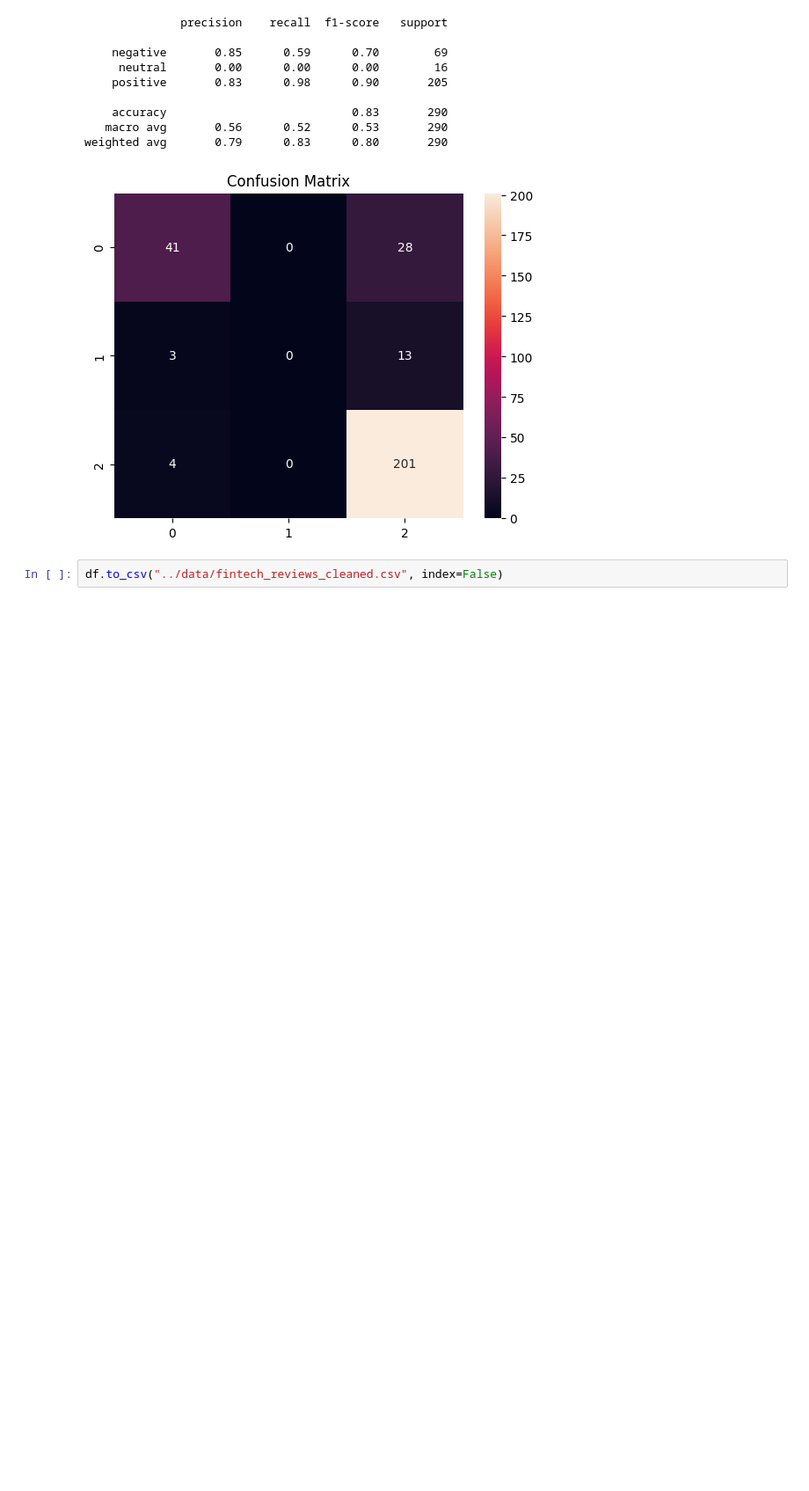
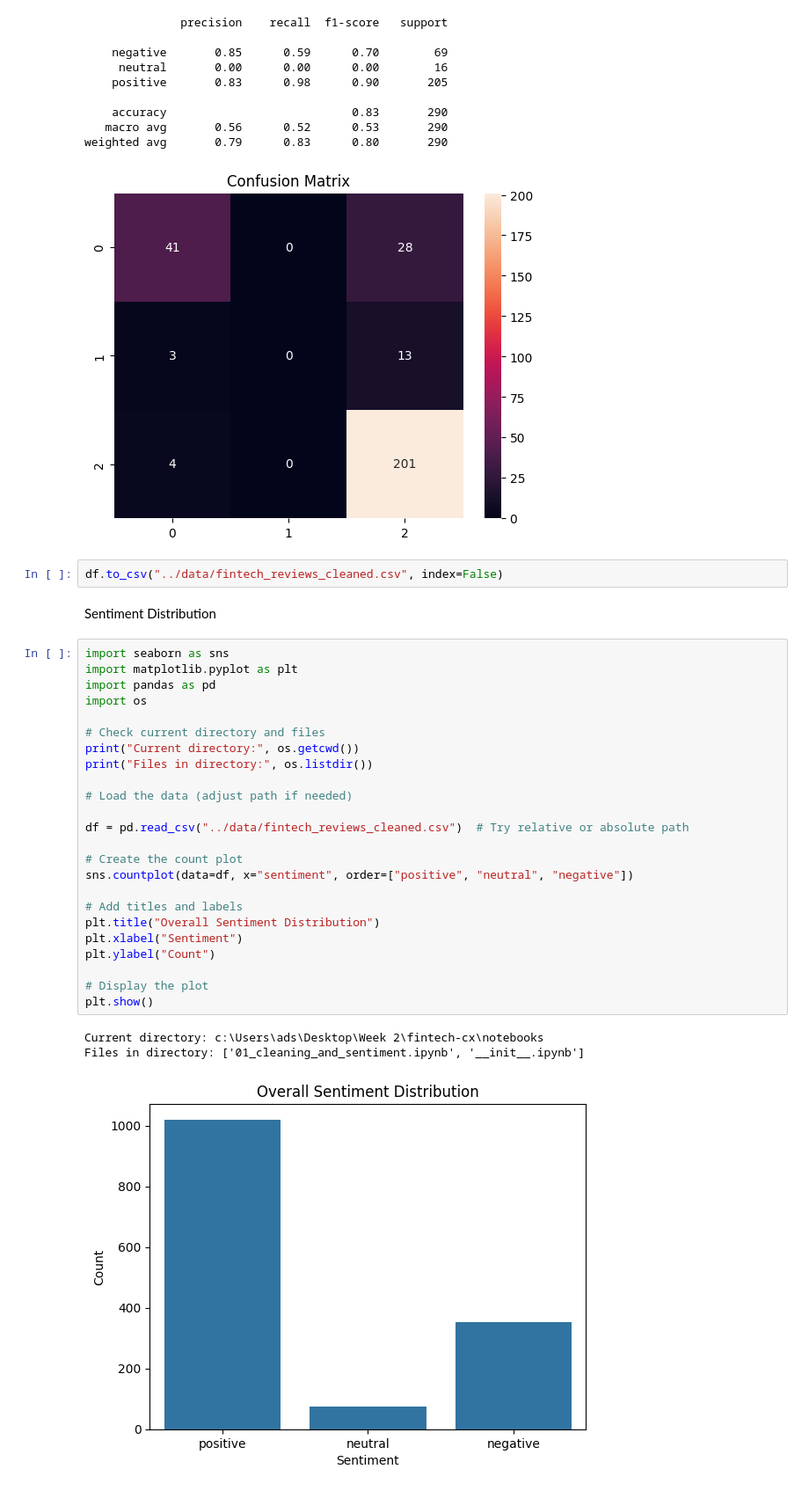
Before and after one commit to alazartefera/fintech-cx, a Jupyter notebook: notebooks/01_cleaning_and_sentiment.ipynb, the cells around one changed output. Shown at 88% size. Drawn from its saved outputs; the diff is of its cells as text; blank space fills up the shorter version.

Commit message:
Sentiment Distribution Done

```diff
--- a/notebooks/01_cleaning_and_sentiment.ipynb
+++ b/notebooks/01_cleaning_and_sentiment.ipynb
@@ -124,3 +124,33 @@ weighted avg       0.79      0.83      0.80       290
 [figure]
 # %%
 df.to_csv("../data/fintech_reviews_cleaned.csv", index=False)
+# %% [markdown]
+ Sentiment Distribution
+# %%
+import seaborn as sns
+import matplotlib.pyplot as plt
+import pandas as pd
+import os
+
+# Check current directory and files
+print("Current directory:", os.getcwd())
+print("Files in directory:", os.listdir())
+
+# Load the data (adjust path if needed)
+
+df = pd.read_csv("../data/fintech_reviews_cleaned.csv")  # Try relative or absolute path
+
+# Create the count plot
+sns.countplot(data=df, x="sentiment", order=["positive", "neutral", "negative"])
+
+# Add titles and labels
+plt.title("Overall Sentiment Distribution")
+plt.xlabel("Sentiment")
+plt.ylabel("Count")
+
+# Display the plot
+plt.show()
+# %% [output]
+Current directory: c:\Users\ads\Desktop\Week 2\fintech-cx\notebooks
+Files in directory: ['01_cleaning_and_sentiment.ipynb', '__init__.ipynb']
+[figure, added]
```
Also changed, not shown: parts of 14 cells of this notebook, 1 other file.
